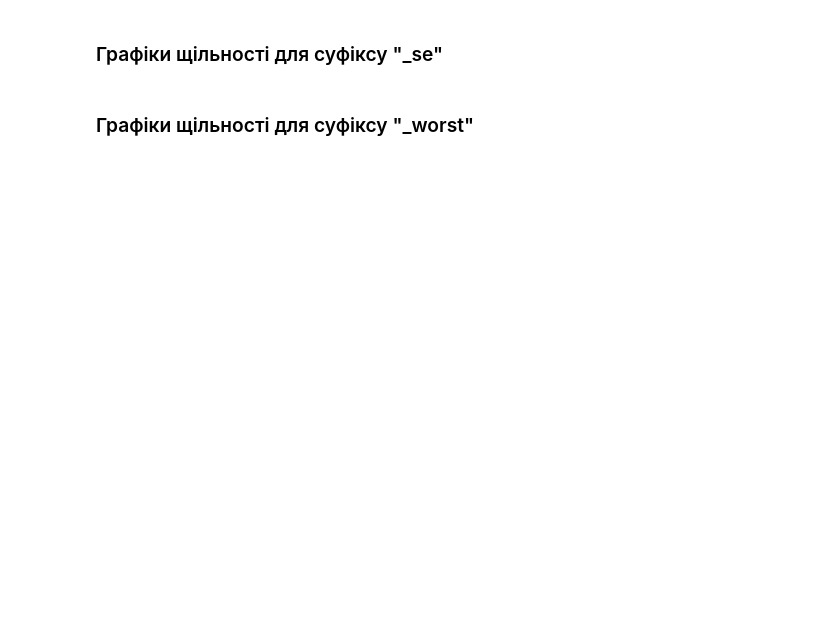
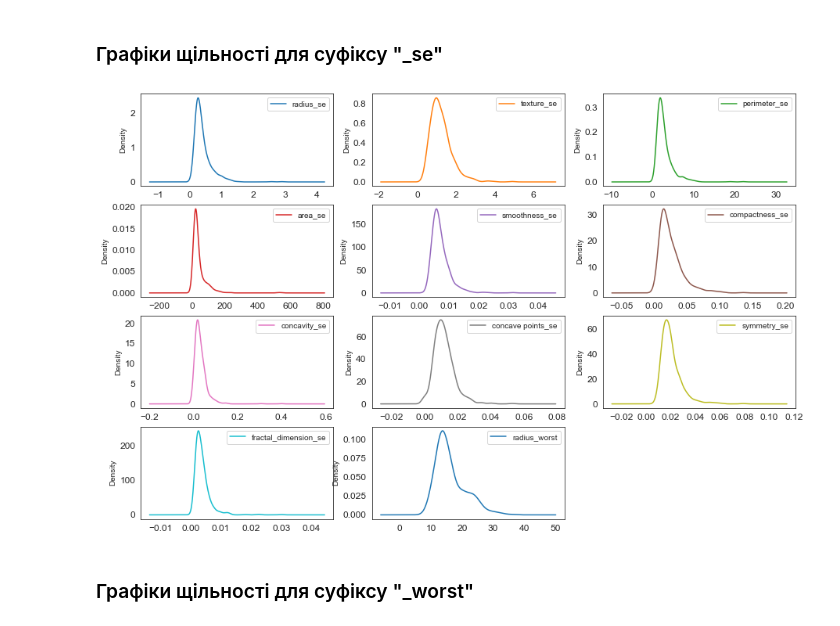
Before and after one commit to YehorDiachenko/Breast-Cancer, a Jupyter notebook: 2 Exploratory Data Analysis.ipynb, the cells around one changed output. Drawn from its saved outputs; the diff is of its cells as text; code cells hidden in the pictures; blank space fills up the shorter version.

```diff
--- a/2 Exploratory Data Analysis.ipynb
+++ b/2 Exploratory Data Analysis.ipynb
@@ -84,11 +123,11 @@ sns.set_context({"figure.figsize": (10, 8)})
 data_id_diag=data.loc[:,["id","diagnosis"]]
 data_diag=data.loc[:,["diagnosis"]]
 
-data_mean=data.ix[:,1:11]
-#data_se=data.ix[:,11:22]
-#data_worst=data.ix[:,23:]
+data_mean=data.iloc[:,1:11]
+data_se=data.iloc[:,11:22]
+data_worst=data.iloc[:,23:]
 
-#print(df_id_diag.columns)
-#print(data_mean.columns)
-#print(data_se.columns)
-#print(data_worst.columns)
+print(data_id_diag.columns)
+print(data_mean.columns)
+print(data_se.columns)
+print(data_worst.columns)
@@ -120,7 +178,9 @@ plt = data_mean.plot(kind= 'density', subplots=True, layout=(4,3), sharex=False,
 ### Графіки щільності для суфіксу "_se"
 # %%
 #Density Plots
-#plt = data_se.plot(kind= 'density', subplots=True, layout=(4,3), sharex=False, sharey=False,fontsize=12, figsize=(15,10))
+plt = data_se.plot(kind= 'density', subplots=True, layout=(4,3), sharex=False, sharey=False,fontsize=12, figsize=(15,10))
+# %% [output]
+[figure, added]
 # %% [markdown]
 ### Графіки щільності для суфіксу "_worst"
 # %%
```
Also changed, not shown: parts of 17 cells of this notebook.
